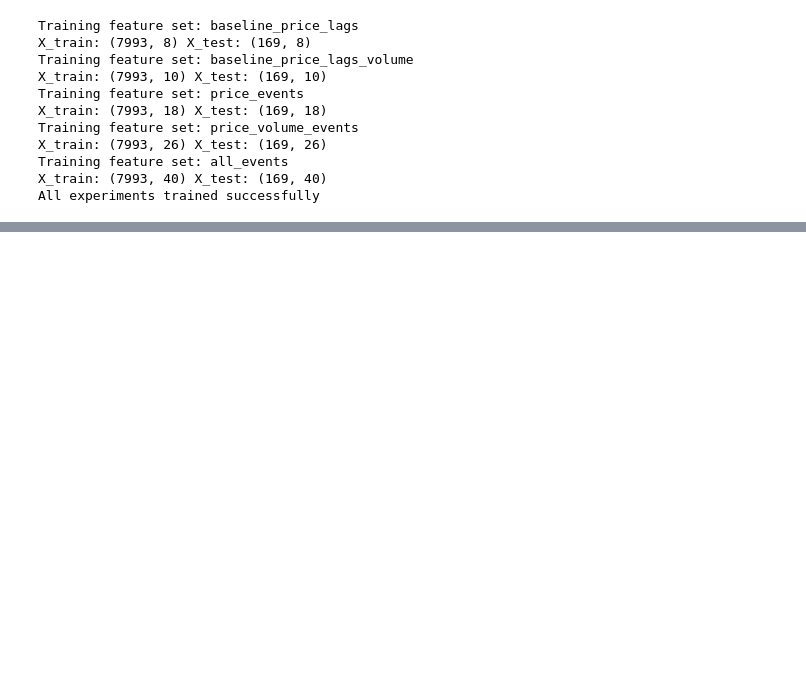
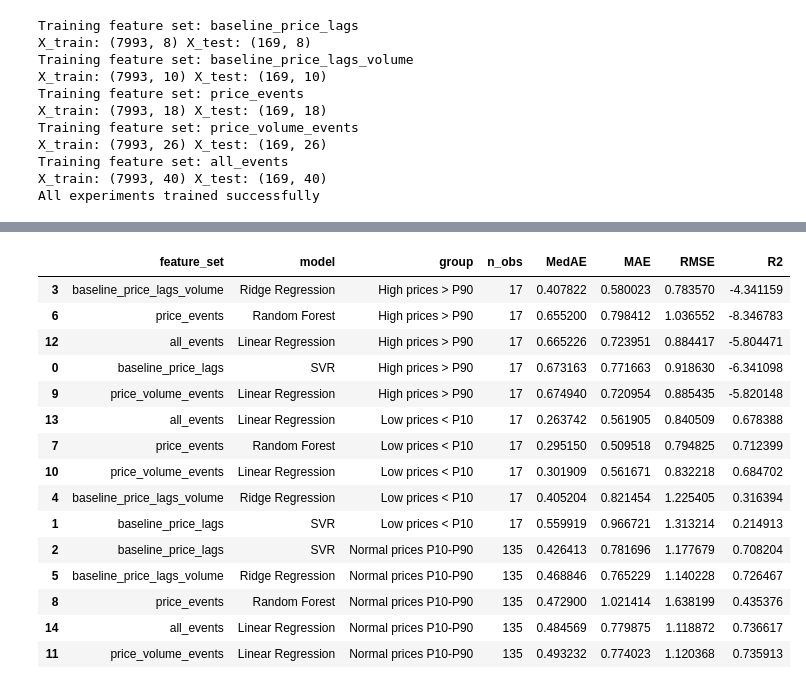
Before and after one commit to huugoox/tfg, a Jupyter notebook: notebooks/05_machine_learning-models.ipynb, the cells around one changed output, grey strips where cells are left out. Drawn from its saved outputs; the diff is of its cells as text; code cells hidden in the pictures; blank space fills up the shorter version.

```diff
--- a/notebooks/05_machine_learning-models.ipynb
+++ b/notebooks/05_machine_learning-models.ipynb
@@ -438,0 +446,76 @@ best_by_feature_set
+# %%
+# ============================================================
+# 11. EXTREME PRICE PERFORMANCE - ML MODELS
+# ============================================================
+
+def evaluate_model_on_mask(y_true, y_pred, mask):
+    y_true = pd.Series(y_true).reset_index(drop=True)
+    y_pred = pd.Series(y_pred).reset_index(drop=True)
+    mask = pd.Series(mask).reset_index(drop=True)
+
+    y_true_masked = y_true[mask]
+    y_pred_masked = y_pred[mask]
+
+    return {
+        "n_obs": len(y_true_masked),
+        "MedAE": median_absolute_error(y_true_masked, y_pred_masked),
+        "MAE": mean_absolute_error(y_true_masked, y_pred_masked),
+        "RMSE": np.sqrt(mean_squared_error(y_true_masked, y_pred_masked)),
+        "R2": r2_score(y_true_masked, y_pred_masked) if len(y_true_masked) > 1 else np.nan
+    }
+
+
+# Thresholds computed on real test prices
+p10 = y_test.quantile(0.10)
+p90 = y_test.quantile(0.90)
+
+high_price_mask = y_test > p90
+low_price_mask = y_test < p10
+normal_price_mask = (y_test >= p10) & (y_test <= p90)
+
+
+# Select only the best model of each feature set
+selected_models = list(
+    zip(best_by_feature_set["feature_set"], best_by_feature_set["model"])
+)
+
+extreme_ml_results = []
+
+for feature_set_name, model_name in selected_models:
+    y_pred = experiment_predictions[(feature_set_name, model_name)]
+
+    for group_name, mask in {
+        "High prices > P90": high_price_mask,
+        "Low prices < P10": low_price_mask,
+        "Normal prices P10-P90": normal_price_mask
+    }.items():
+
+        metrics = evaluate_model_on_mask(y_test, y_pred, mask)
+
+        extreme_ml_results.append({
+            "feature_set": feature_set_name,
+            "model": model_name,
+            "group": group_name,
+            **metrics
+        })
+
+extreme_ml_df = pd.DataFrame(extreme_ml_results)
+
+extreme_ml_df.sort_values(["group", "MedAE", "MAE", "RMSE"])
+# %% [output]
+|  | feature_set | model | group | n_obs | MedAE | MAE | RMSE | R2 |
+| 3 | baseline_price_lags_volume | Ridge Regression | High prices > P90 | 17 | 0.407822 | 0.580023 | 0.783570 | -4.341159 |
+| 6 | price_events | Random Forest | High prices > P90 | 17 | 0.655200 | 0.798412 | 1.036552 | -8.346783 |
+| 12 | all_events | Linear Regression | High prices > P90 | 17 | 0.665226 | 0.723951 | 0.884417 | -5.804471 |
+| 0 | baseline_price_lags | SVR | High prices > P90 | 17 | 0.673163 | 0.771663 | 0.918630 | -6.341098 |
+| 9 | price_volume_events | Linear Regression | High prices > P90 | 17 | 0.674940 | 0.720954 | 0.885435 | -5.820148 |
+| 13 | all_events | Linear Regression | Low prices < P10 | 17 | 0.263742 | 0.561905 | 0.840509 | 0.678388 |
+| 7 | price_events | Random Forest | Low prices < P10 | 17 | 0.295150 | 0.509518 | 0.794825 | 0.712399 |
+| 10 | price_volume_events | Linear Regression | Low prices < P10 | 17 | 0.301909 | 0.561671 | 0.832218 | 0.684702 |
+| 4 | baseline_price_lags_volume | Ridge Regression | Low prices < P10 | 17 | 0.405204 | 0.821454 | 1.225405 | 0.316394 |
+| 1 | baseline_price_lags | SVR | Low prices < P10 | 17 | 0.559919 | 0.966721 | 1.313214 | 0.214913 |
+| 2 | baseline_price_lags | SVR | Normal prices P10-P90 | 135 | 0.426413 | 0.781696 | 1.177679 | 0.708204 |
+| 5 | baseline_price_lags_volume | Ridge Regression | Normal prices P10-P90 | 135 | 0.468846 | 0.765229 | 1.140228 | 0.726467 |
+| 8 | price_events | Random Forest | Normal prices P10-P90 | 135 | 0.472900 | 1.021414 | 1.638199 | 0.435376 |
+| 14 | all_events | Linear Regression | Normal prices P10-P90 | 135 | 0.484569 | 0.779875 | 1.118872 | 0.736617 |
+| 11 | price_volume_events | Linear Regression | Normal prices P10-P90 | 135 | 0.493232 | 0.774023 | 1.120368 | 0.735913 |
```
Also changed, not shown: parts of 7 cells of this notebook.
